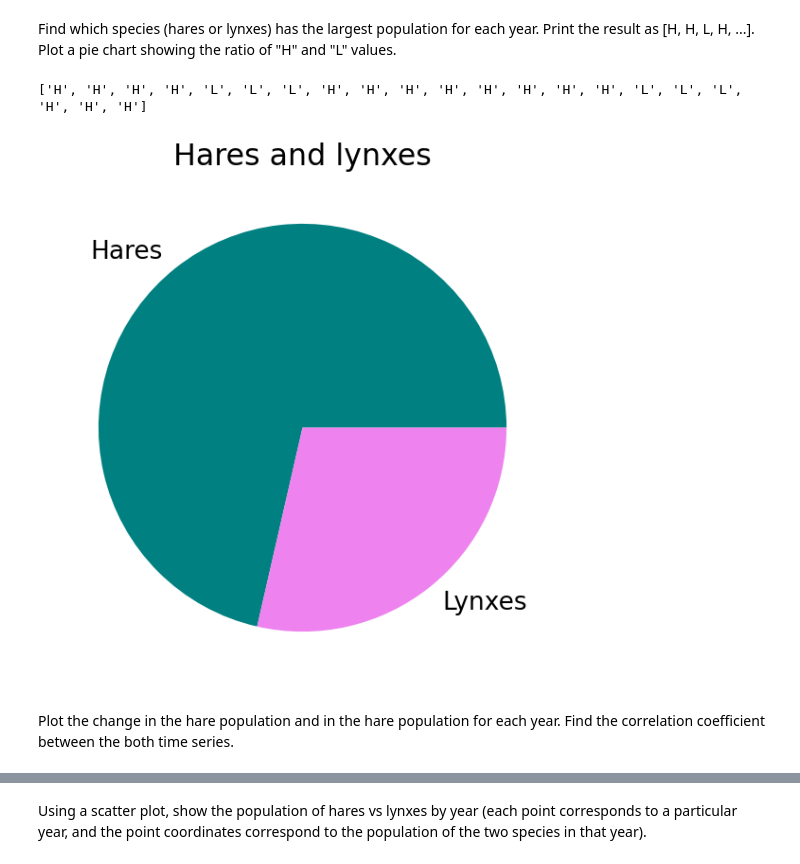
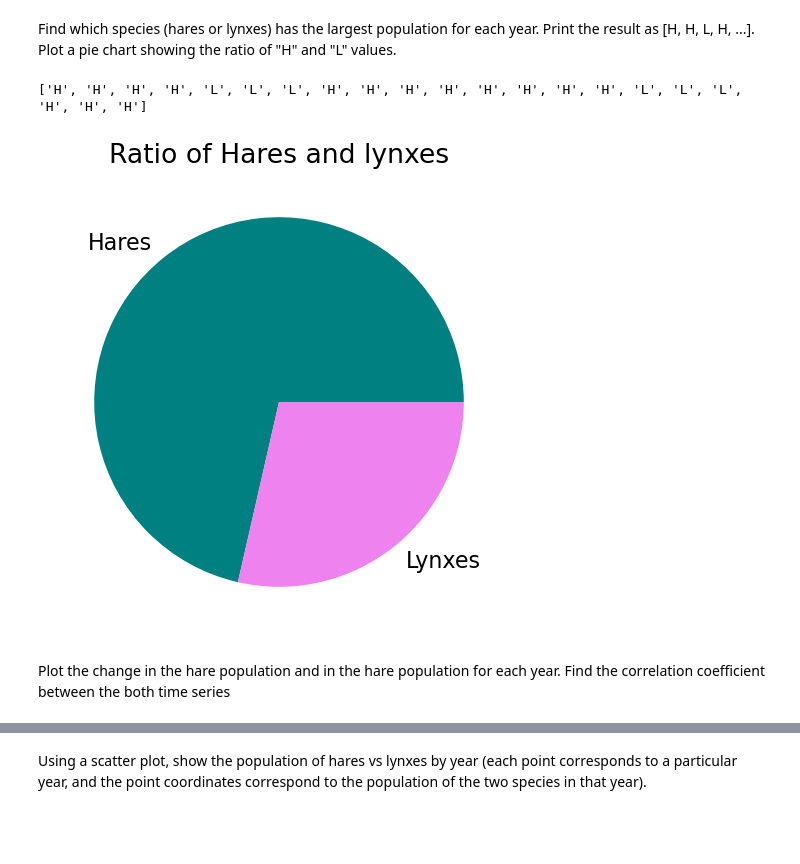
Before and after one commit to RokMonkey/Homework, a Jupyter notebook: Hometask3.ipynb, the cells around one changed output, grey strips where cells are left out. Saved outputs shown, nothing was run; the diff lists cells and outputs as text; code cells hidden in the pictures; blank space fills up the shorter version.

```diff
--- a/Hometask3.ipynb
+++ b/Hometask3.ipynb
@@ -71,20 +72,2 @@ plt.show()
 # %% [markdown]
 Assuming total population of hares and lynxes is 100%, plot stacked bar graph showing ratio of each specis for each year in the period.
-# %%
-import math as math
-plt.figure(figsize = (24, 16))
-plt.rcParams['font.size'] = '24'
-plt.xlabel('Year', fontsize = 24)
-plt.ylabel('Percent of hares and lynex', rotation = 90, fontsize = 24)
-l=len(x[0])
-
-stack_dict = {x[0][i] : [math.floor((x[1][i]/(x[1][i] + x[2][i])) * 100)/100, (math.ceil(x[2][i]/(x[1][i] + x[2][i])*100))/100] for i in range(l)}
-
-for i in range(l):
-    plt.title('Ratio of hares and lynex for each year in the period')
-    plt.bar(x[0], x[1], color = 'orange', width = 0.5)
-    plt.text(x[0][i]-0.3, x[1][i]/2 - 100, f'{int(stack_dict[x[0][i]][0]*100)}%',color = 'black')
-    plt.bar(x[0], x[2], bottom = x[1], color = 'aqua', width = 0.5)
-    plt.text(x[0][i]-0.3, x[1][i] + x[2][i]/2 - 100, f'{int(stack_dict[x[0][i]][1]*100)}%', color = 'darkgreen')
-plt.legend(['hares', 'lynxes'])
-plt.show()
@@ -131,19 +171,20 @@ fig3.plot()
 # %% [markdown]
 Find which species (hares or lynxes) has the largest population for each year. Print the result as [H, H, L, H, ...]. Plot a pie chart showing the ratio of "H" and "L" values.
 # %%
-arr = ['H' if x[1][i] > x[2][i] else 'L' for i in range(l)]
-print(arr)
-arr_ = {'Hares' : arr.count('H'), 'Lynxes' : arr.count('L')}
+max=np.argmax(np.array([x[1],x[2]]),axis=0)
+label=['H' if i==0 else 'L' for i in max]
+print(label)
+a = {'Hares' : label.count('H'), 'Lynxes' : label.count('L')}
 
-plt.figure(figsize=(7, 7))
-plt.rcParams['font.size'] = '19'
+plt.figure(figsize=(6, 6))
+plt.rcParams['font.size'] = '16'
 
-fig = plt.pie(x = arr_.values(), labels = arr_, colors = ['teal', 'violet'])
+fig = plt.pie(x = a.values(), labels = a, colors = ['teal', 'violet'])
 
-plt.title('Hares and lynxes')
+plt.title('Ratio of Hares and lynxes')
 plt.show()
 # %% [output]
 ['H', 'H', 'H', 'H', 'L', 'L', 'L', 'H', 'H', 'H', 'H', 'H', 'H', 'H', 'H', 'L', 'L', 'L', 'H', 'H', 'H']
-[figure, old version]
+[figure, new version]
 # %% [markdown]
-Plot the change in the hare population and in the hare population for each year. Find the correlation coefficient between the both time series.
+Plot the change in the hare population and in the hare population for each year. Find the correlation coefficient between the both time series
```
Also changed, not shown: parts of 14 cells of this notebook.
